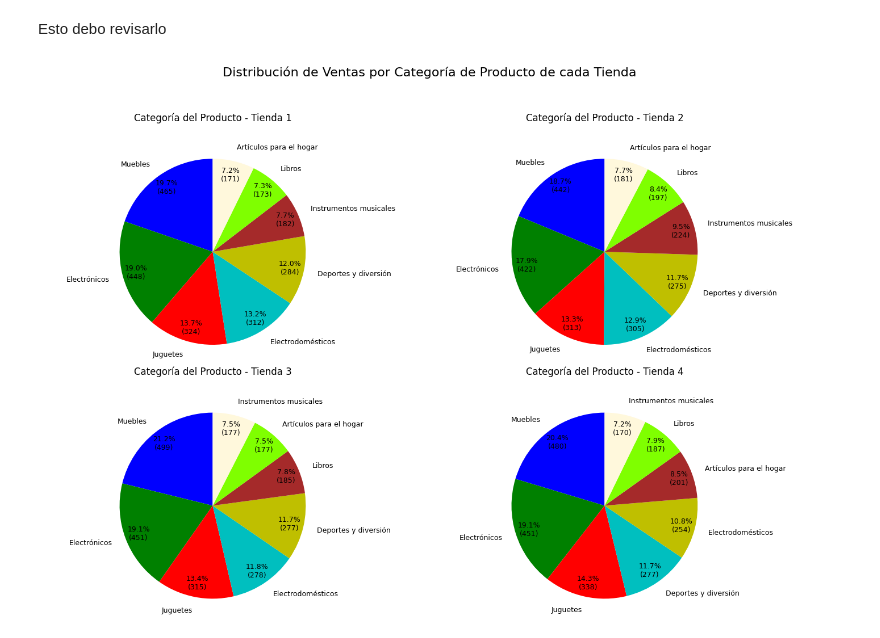
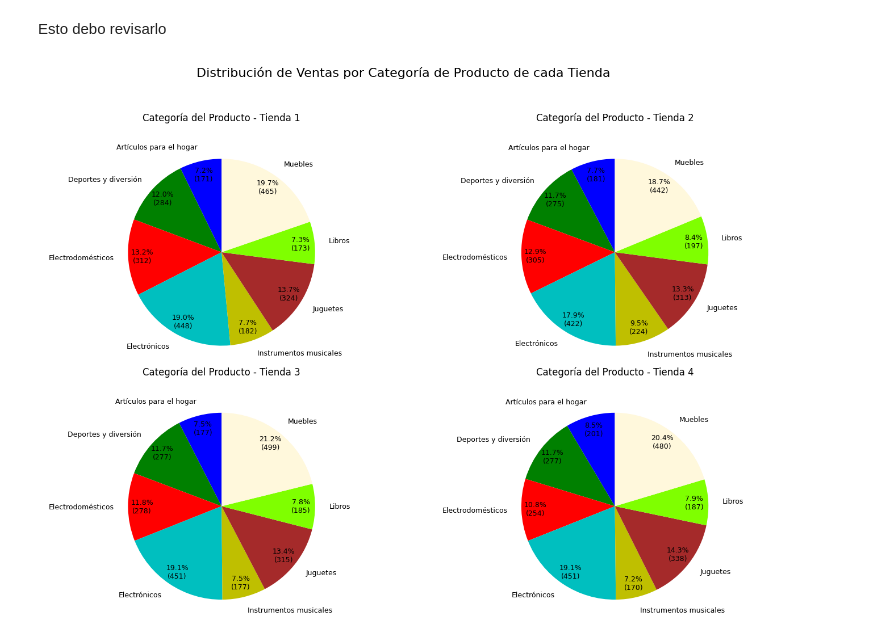
Before and after one commit to Carlos-Alberto-Antonio-G-Fuentes/Primer-Challenge-Alura, a Jupyter notebook: Challenge1_Carlos_Gonzalez_Fuentes.ipynb, the cells around one changed output. Cells and saved outputs as stored; diff of their text form; code cells hidden in the pictures.

```diff
--- a/Challenge1_Carlos_Gonzalez_Fuentes.ipynb
+++ b/Challenge1_Carlos_Gonzalez_Fuentes.ipynb
@@ -364,44 +354,48 @@ ventas_ordenadas_t4 = ventas_por_categoria_t4.sort_values('Cantidad Vendida', as
 # %%
-# Lista de colores personalizados (puedes agregar más colores aquí si necesitas más)
+# Datos por tienda
+datos_tiendas = [
+    (ventas_por_categoria, 'Tienda 1'),
+    (ventas_por_categoria_t2, 'Tienda 2'),
+    (ventas_por_categoria_t3, 'Tienda 3'),
+    (ventas_por_categoria_t4, 'Tienda 4')
+]
+
+# Lista de colores del grafico (8)
 colores = ['#0000FF', '#008000', '#FF0000', '#00BFBF', '#BFBF00', '#A52A2A', '#7FFF00', '#FFF8DC']
 
 # Función para etiquetas con porcentaje y cantidad
 def etiquetar(pct, allvals):
     cantidad = int(round(pct / 100. * sum(allvals)))
     return f'{pct:.1f}%\n({cantidad})'
 
-# Datos por tienda
-datos_tiendas = [
-    (ventas_ordenadas, 'Tienda 1'),
-    (ventas_ordenadas_t2, 'Tienda 2'),
-    (ventas_ordenadas_t3, 'Tienda 3'),
-    (ventas_ordenadas_t4, 'Tienda 4')
-]
+
+
+
 
 fig, axs = plt.subplots(2, 2, figsize=(14, 10))
 
 for ax, (df, nombre) in zip(axs.flat, datos_tiendas):
-    categorias = df['Categoría del Producto']  # Asegúrate de que el nombre sea correcto
+    categorias = df['Categoría del Producto']
     cantidades = df['Cantidad Vendida']
 
 
 
-    # Crear gráfico circular con los colores seleccionados
+    # Creando gráfico circular
     ax.pie(
         cantidades,
         labels=categorias,
         autopct=lambda pct: etiquetar(pct, cantidades),
         colors=colores,
         startangle=90,
         textprops={'fontsize': 9},
-        labeldistance=1.15,  # Línea guía
-        pctdistance=0.85     # Porcentaje más visible
+        labeldistance=1.15,
+        pctdistance=0.85
     )
     ax.set_title(f'Categoría del Producto - {nombre}\n\n', fontsize=12)
-    ax.axis('equal')  # Para que sea circular
+    ax.axis('equal')
 
 plt.suptitle('Distribución de Ventas por Categoría de Producto de cada Tienda', fontsize=16)
 plt.tight_layout(rect=[0, 0, 1, 0.95])
 plt.show()
 # %% [output]
-[figure, old version]
+[figure, new version]
```
Also changed, not shown: parts of 5 cells of this notebook.
